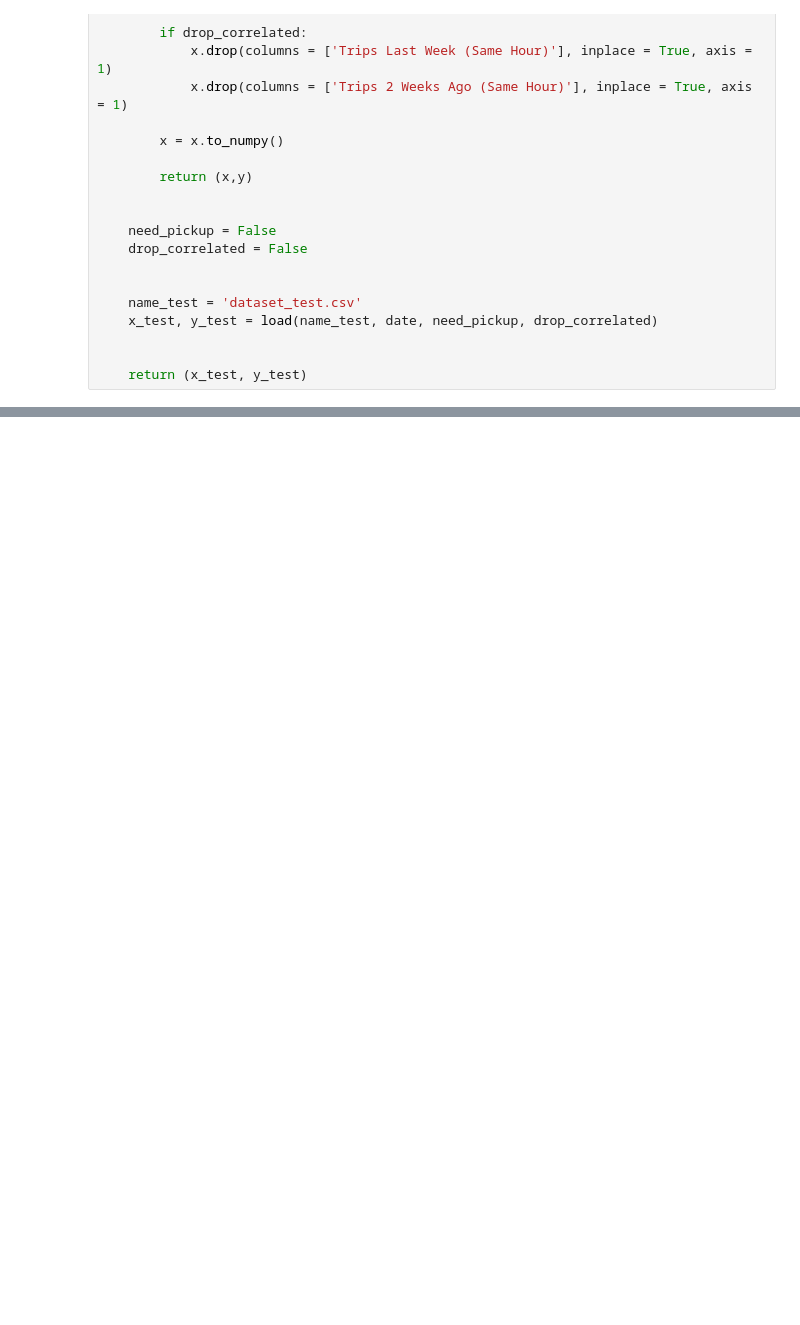
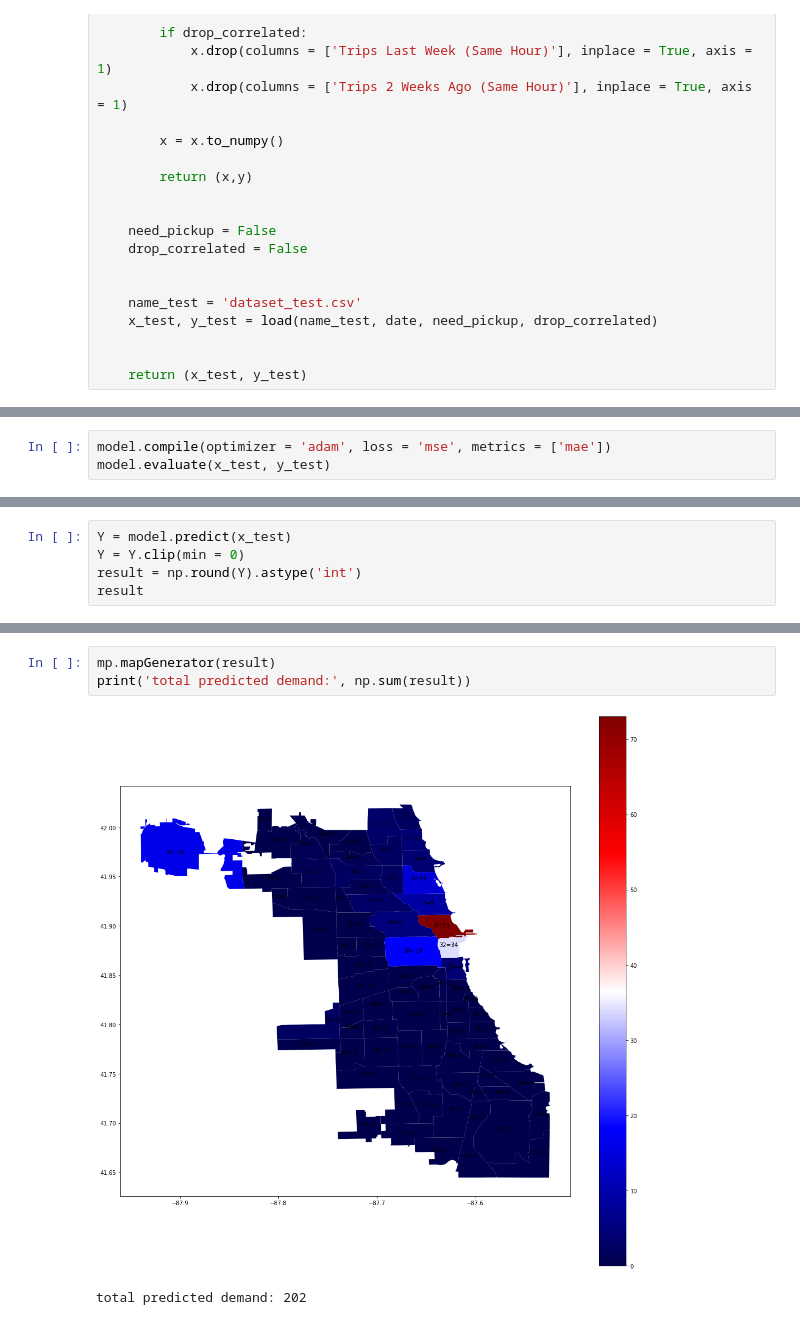
Before and after one commit to alexisgaziello/CSP_MATH_571_taxi_oracle, a Jupyter notebook: src/Profit_calculation.ipynb, the cells around one changed output, grey strips where cells are left out. Drawn from its saved outputs; the diff is of its cells as text; blank space fills up the shorter version.

```diff
--- a/src/Profit_calculation.ipynb
+++ b/src/Profit_calculation.ipynb
@@ -271,0 +228,3 @@ False
+# %%
+model.compile(optimizer = 'adam', loss = 'mse', metrics = ['mae'])
+model.evaluate(x_test, y_test)
@@ -271,0 +234,5 @@ False
+# %%
+Y = model.predict(x_test)
+Y = Y.clip(min = 0)
+result = np.round(Y).astype('int')
+result
@@ -271,0 +298,6 @@ False
+# %%
+mp.mapGenerator(result)
+print('total predicted demand:', np.sum(result))
+# %% [output]
+[figure, added]
+total predicted demand: 202
```
Also changed, not shown: parts of 42 cells of this notebook, 3 other files.
